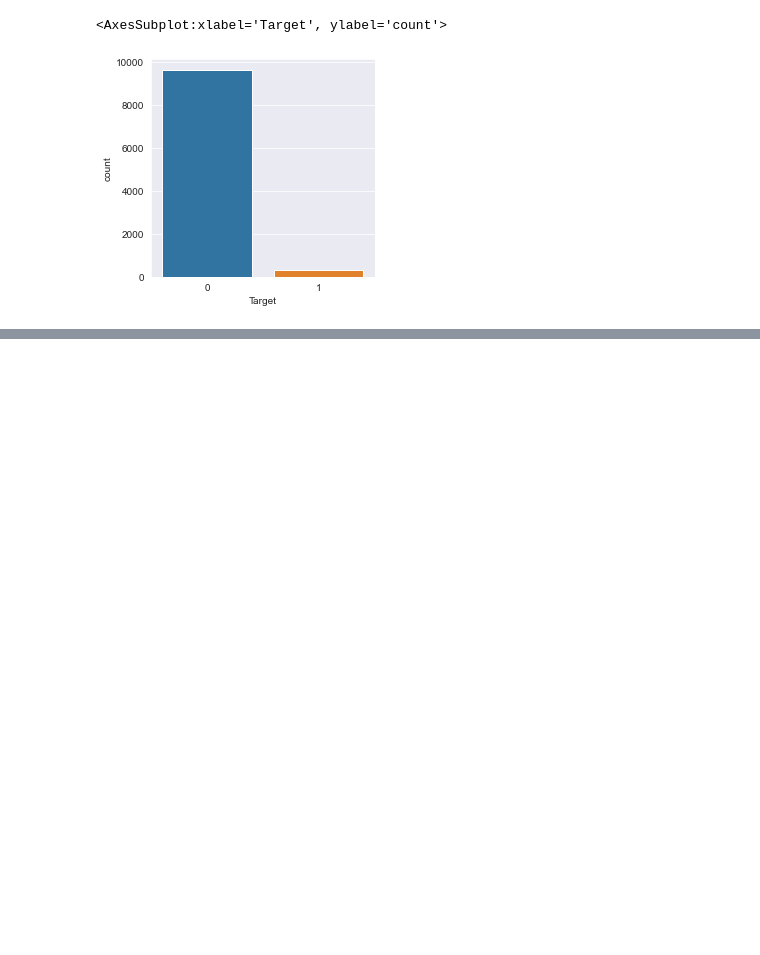
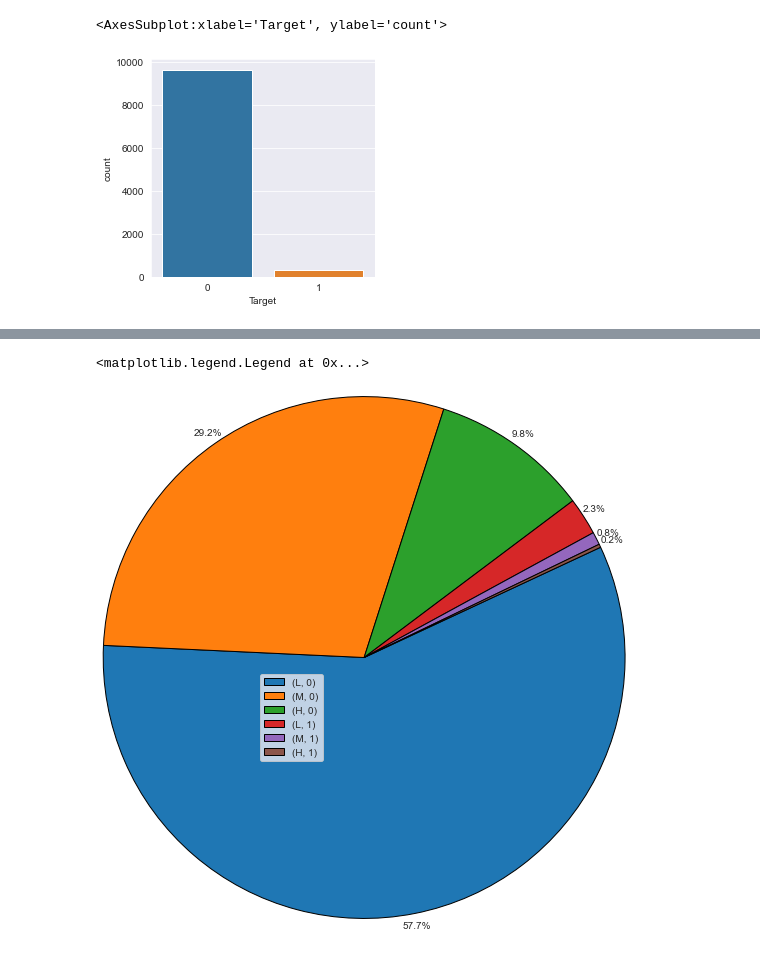
Before and after one commit to Vishu611/Machine_Learning_Project, a Jupyter notebook: Predictive_Machine_Failure.ipynb, the cells around one changed output, grey strips where cells are left out. Cells and saved outputs as stored; diff of their text form; code cells hidden in the pictures; blank space fills up the shorter version.

```diff
--- a/Predictive_Machine_Failure.ipynb
+++ b/Predictive_Machine_Failure.ipynb
@@ -167,0 +198,8 @@ sns.countplot(df['Target'])
+# %%
+df[['Type','Target']].value_counts()[:10].plot(kind = 'pie', autopct='%1.1f%%',
+        wedgeprops={'edgecolor': 'black'}, counterclock=False, shadow=False, startangle=25,labeldistance =None,
+        pctdistance=1.05, radius=3).legend(loc='best')
+# plt.legend(loc='lower right')
+# %% [output]
+<matplotlib.legend.Legend at 0x...>
+[figure, added]
```
Also changed, not shown: parts of 31 cells of this notebook.
